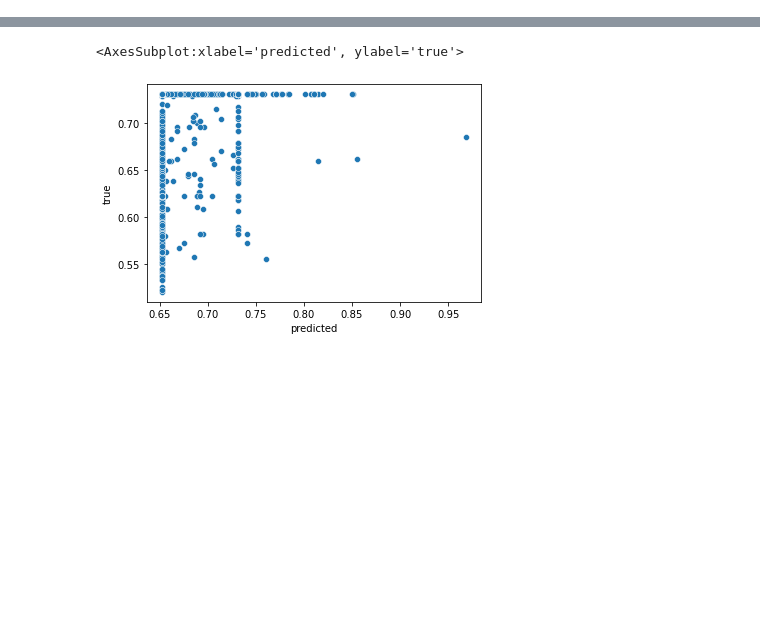
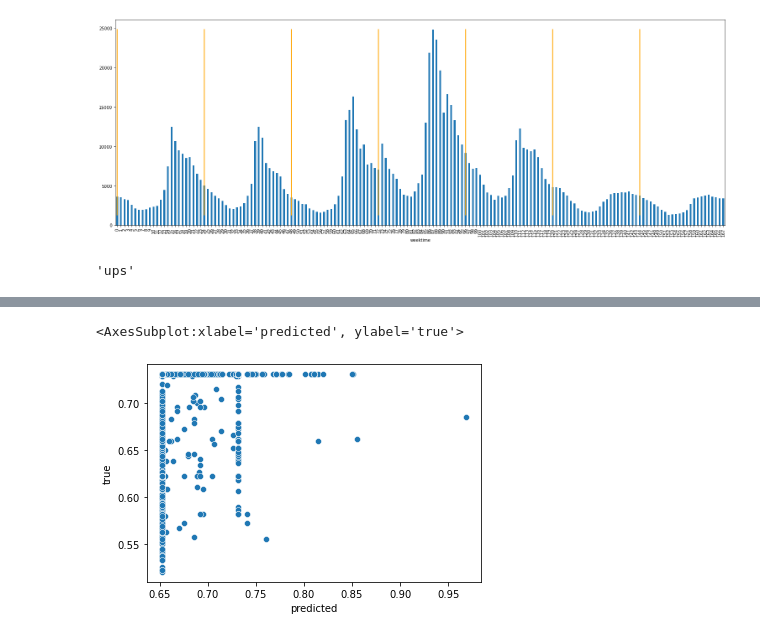
Before and after one commit to ElleNajt/ErdosInstitute-SIG_Project, a Jupyter notebook: Sandbox/ExploratoryDataAnalysis.ipynb, the cells around one changed output, grey strips where cells are left out. Drawn from its saved outputs; the diff is of its cells as text; code cells hidden in the pictures; blank space fills up the shorter version.

```diff
--- a/Sandbox/ExploratoryDataAnalysis.ipynb
+++ b/Sandbox/ExploratoryDataAnalysis.ipynb
@@ -27,0 +59,22 @@ wsb
+# %%
+wsb['weektime'] = wsb['created_datetime_utc'].apply( lambda x : x.weekday()*24 + x.hour)
+# Gets the number of hours since the start of the week
+# %%
+
+fig, ax = plt.subplots(figsize=(26, 9))
+
+counted = wsb.groupby('weektime').agg('count')['ups']
+max_count = max(counted)
+min_count = min(counted)
+
+wsb.groupby('weektime').agg('count')['ups'].plot(ax = ax, kind = 'bar')
+
+#adding vertical line for midnight (in utc)
+for i in range(7):
+    ax.plot( np.zeros(max_count - min_count) + i*24 ,np.linspace( min_count, max_count, max_count - min_count),color = 'orange',linewidth=2.0)
+# %% [output]
+[figure, added]
+# %%
+max_count
+# %% [output]
+'ups'
```
Also changed, not shown: parts of 22 cells of this notebook, 2 other files.
